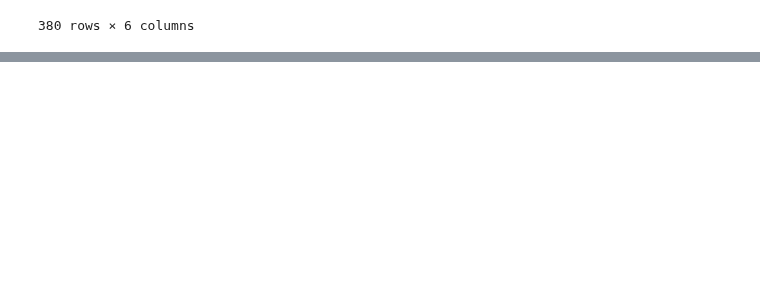
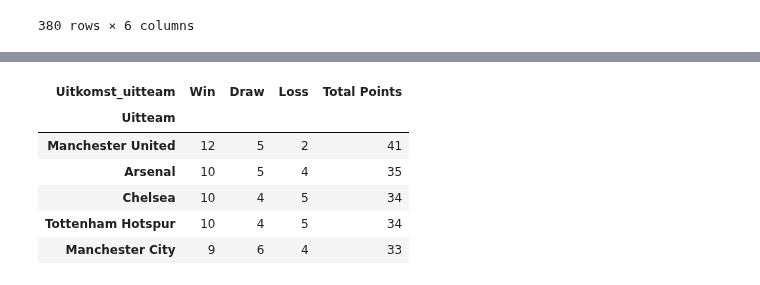
Before and after one commit to Tijnwy/Datalab2, a Jupyter notebook: sprint2.ipynb, the cells around one changed output, grey strips where cells are left out. Cells and saved outputs as stored; diff of their text form; code cells hidden in the pictures; blank space fills up the shorter version.

```diff
--- a/sprint2.ipynb
+++ b/sprint2.ipynb
@@ -312,3 +312,20 @@ prem_2012_2013_results
 | 378 | West Ham United | Reading | 4 | 2 | Win | Loss |
 | 379 | Wigan Athletic | Aston Villa | 2 | 2 | Draw | Draw |
 380 rows × 6 columns
+# %%
+# Home team wins & points
+
+def calc_points(df, name_col, count_col):
+
+    count_score = df.groupby(name_col)[count_col].value_counts()
+
+    dinged = pd.DataFrame(count_score).unstack(count_col).fillna(0)['count'][['Win', 'Draw', 'Loss']]
+
+    dinged['Total Points'] = dinged['Win'] * 3 + dinged['Draw'] * 1
+
+    dinged = dinged.sort_values('Total Points', ascending=False)
+    return dinged
+# %%
+hometeam_points = calc_points(prem_2012_2013_results, 'Thuisteam', 'Uitkomst_thuisteam')
+
+hometeam_points.head()
@@ -314,0 +340,12 @@ prem_2012_2013_results
+# %%
+awayteam_points = calc_points(prem_2012_2013_results, 'Uitteam', 'Uitkomst_uitteam')
+
+hometeam_points.head()
+# %% [output]
+| Uitkomst_uitteam | Win | Draw | Loss | Total Points |
+| Uitteam |  |  |  |  |
+| Manchester United | 12 | 5 | 2 | 41 |
+| Arsenal | 10 | 5 | 4 | 35 |
+| Chelsea | 10 | 4 | 5 | 34 |
+| Tottenham Hotspur | 10 | 4 | 5 | 34 |
+| Manchester City | 9 | 6 | 4 | 33 |
```
Also changed, not shown: parts of 2 cells of this notebook.
